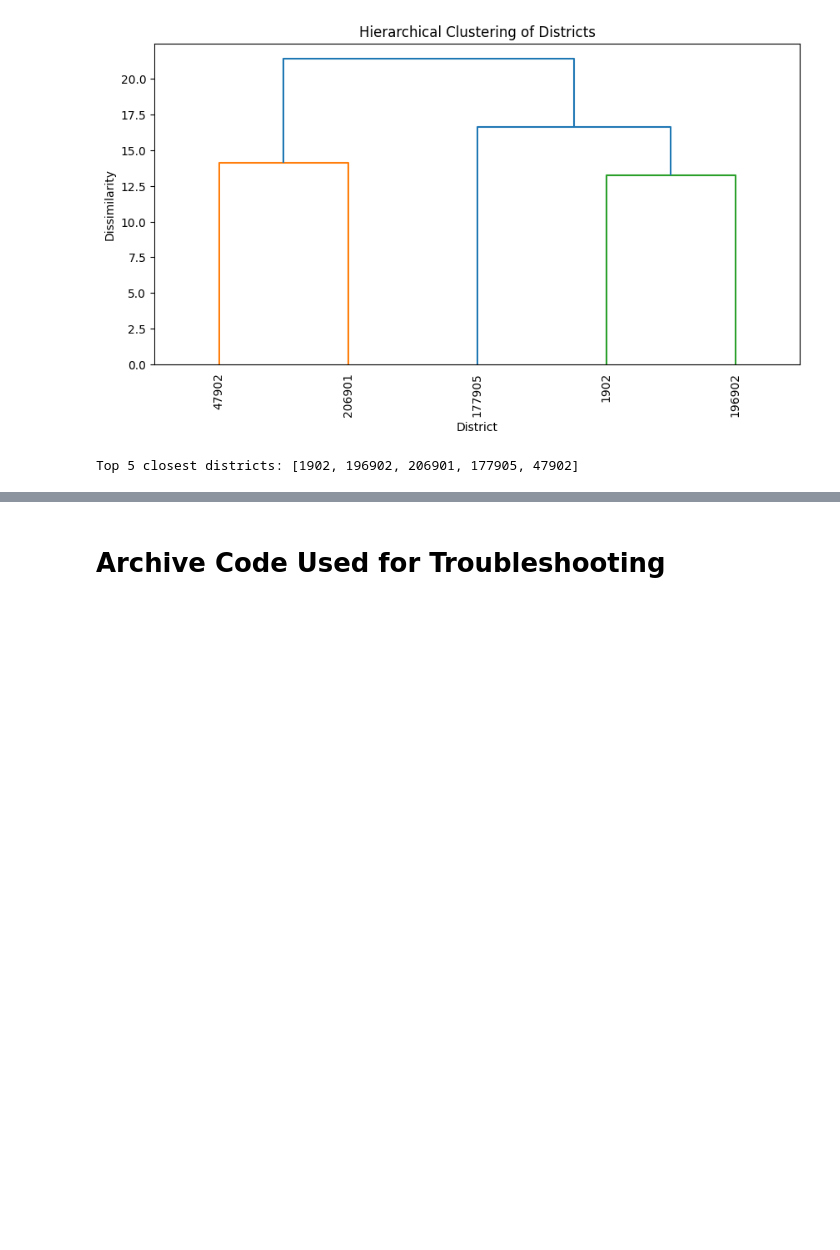
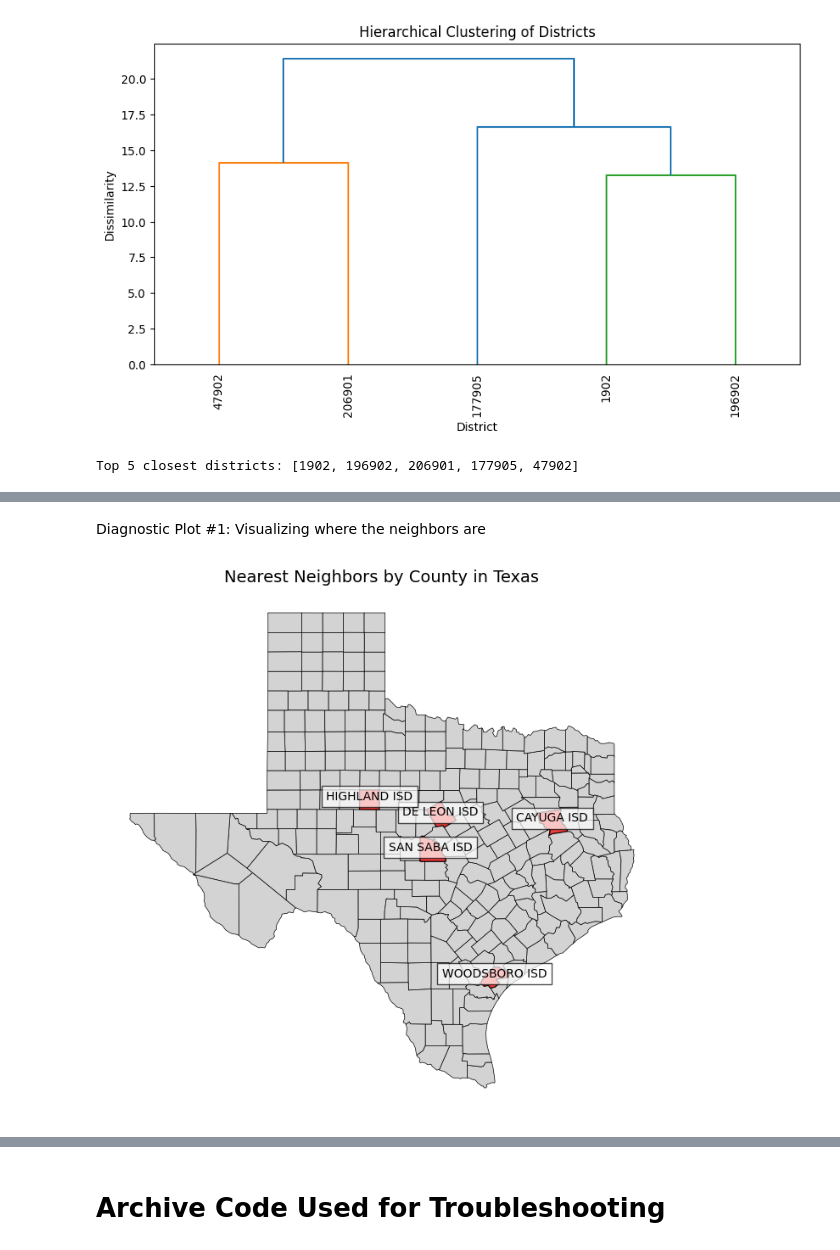
Before and after one commit to RiceD2KLab/HERC_Sp25, a Jupyter notebook: 4_Data_Modeling/KNN_Implementation.ipynb, the cells around one changed output, grey strips where cells are left out. Saved outputs shown, nothing was run; the diff lists cells and outputs as text; code cells hidden in the pictures; blank space fills up the shorter version.

Commit message:
Updated KNN w diagnostic plots

```diff
--- a/4_Data_Modeling/KNN_Implementation.ipynb
+++ b/4_Data_Modeling/KNN_Implementation.ipynb
@@ -499,0 +471,57 @@ Index(['District 2021 Attendance: Female Days Present',
+# %% [markdown]
+Diagnostic Plot #1: Visualizing where the neighbors are
+# %%
+def plot_texas_districts(district_ids, df):
+    """
+    Plots selected school districts on a Texas map based on district IDs.
+
+    Parameters:
+    - district_ids (list): List of district IDs to plot.
+    - df (pd.DataFrame): DataFrame containing 'DISTRICT_id', 'DISTNAME', and 'CNTYNAME' columns.
+
+    Returns:
+    - A map plot of Texas highlighting the selected school districts.
+    """
+
+    # Step 1: Filter the DataFrame to get district info
+    selected_districts = df[df['DISTRICT_id'].isin(district_ids)][["DISTRICT_id", "DISTNAME", "CNTYNAME"]]
+
+    # Check if any districts were found
+    if selected_districts.empty:
+        print("No matching districts found. Check the district IDs.")
+        return
+
+    # Step 2: Load Texas counties shapefile
+    shapefile_url = "https://www2.census.gov/geo/tiger/GENZ2020/shp/cb_2020_us_county_20m.zip"
+    texas_counties = gpd.read_file(shapefile_url)
+
+    # Step 3: Filter for Texas counties only (STATEFP = '48' for Texas)
+    texas_counties = texas_counties[texas_counties["STATEFP"] == "48"]
+
+    # Step 4: Extract county names from selected districts
+    target_counties = selected_districts.set_index("CNTYNAME")["DISTNAME"].to_dict()
+
+    # Step 5: Select only the target counties from the full Texas dataset
+    selected_counties = texas_counties[texas_counties["NAME"].str.upper().isin(target_counties.keys())]
+
+    # Step 6: Plot the Texas map
+    fig, ax = plt.subplots(figsize=(10, 8))
+    texas_counties.plot(ax=ax, color="lightgray", edgecolor="black", linewidth=0.5)  # Plot all counties
+    selected_counties.plot(ax=ax, color="red", edgecolor="black", linewidth=1, alpha=0.7)  # Highlight selected counties
+
+    # Step 7: Annotate each selected county with its school district name
+    for _, row in selected_counties.iterrows():
+        county_name = row["NAME"].upper()
+        district_name = target_counties.get(county_name, "Unknown District")
+        centroid = row.geometry.centroid
+        plt.text(centroid.x, centroid.y, district_name, fontsize=10,
+                 ha='center', color='black', bbox=dict(facecolor='white', alpha=0.7, edgecolor='black'))
+
+    # Step 8: Formatting and display
+    ax.set_title("Nearest Neighbors by County in Texas", fontsize=14)
+    ax.axis("off")  # Hide axes
+    plt.show()
+
+plot_texas_districts(closest_districts, clean_df)
+# %% [output]
+[figure, added]
```
Also changed, not shown: parts of 10 cells of this notebook.
